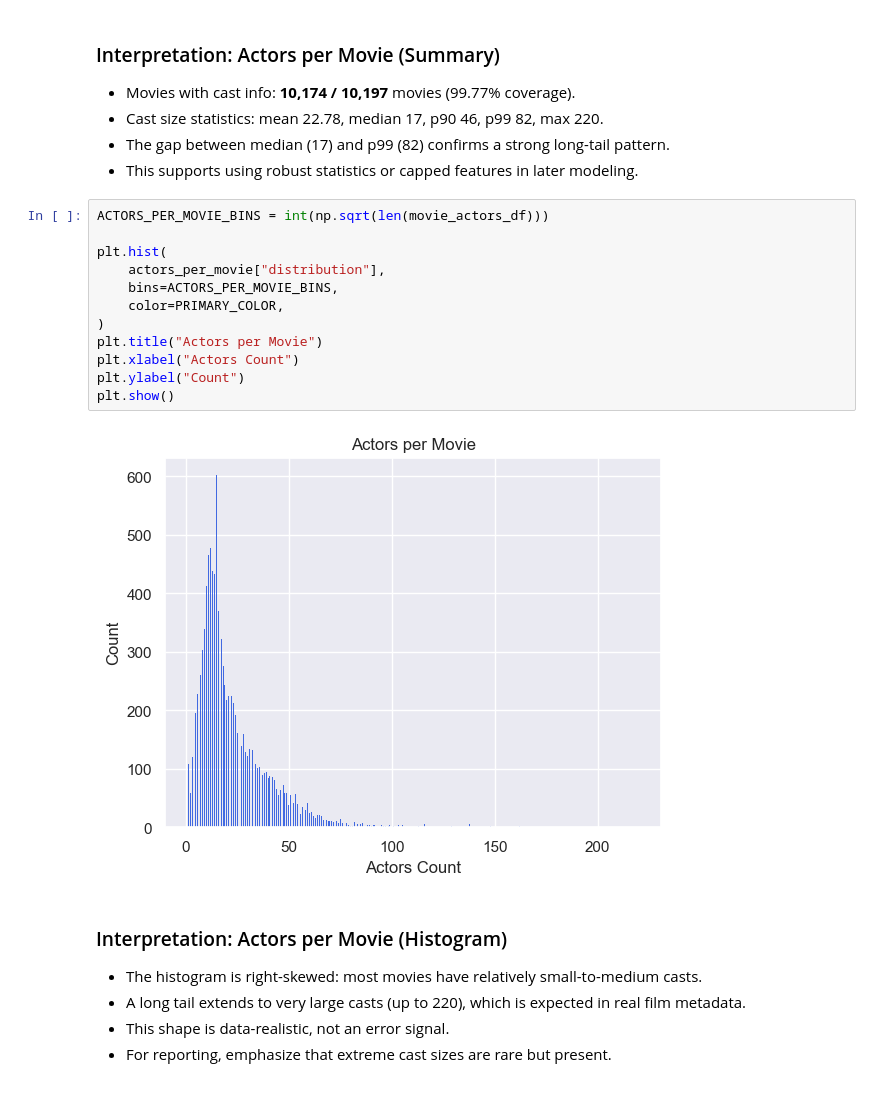
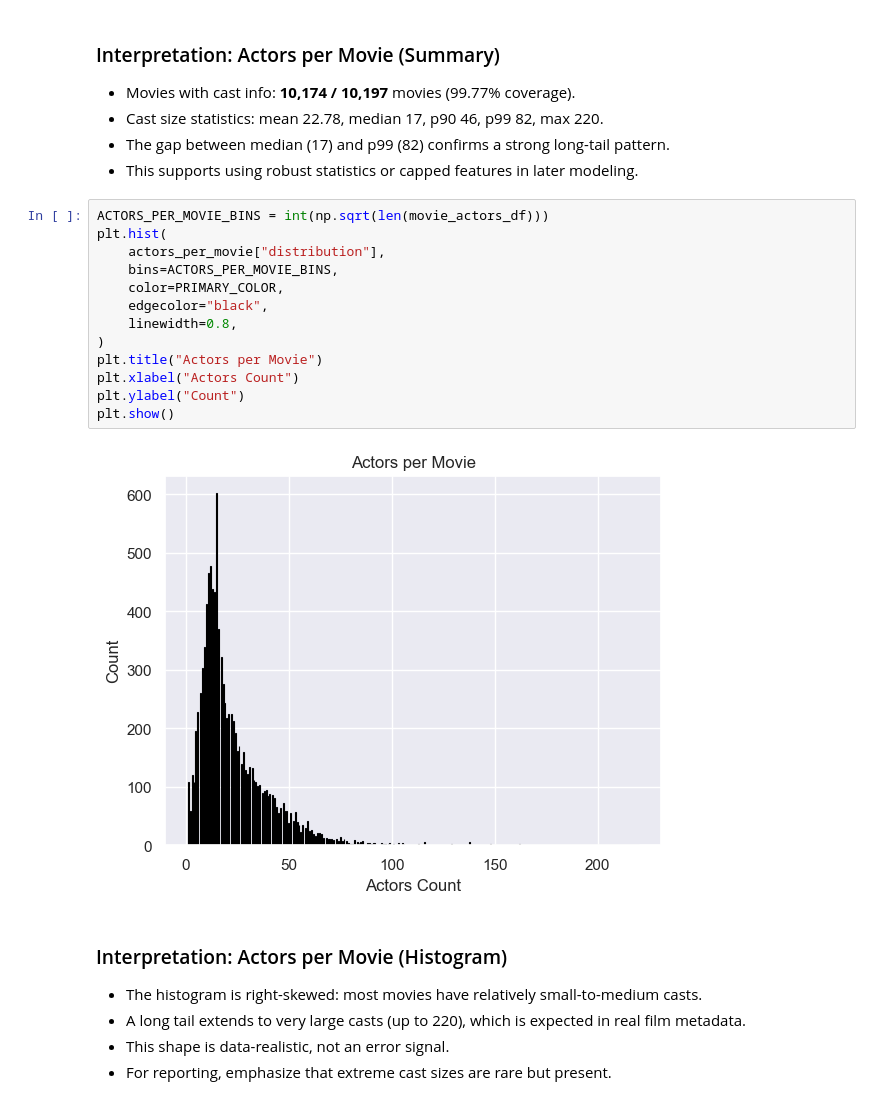
Before and after one commit to Mateusz1645/explainable-recsys, a Jupyter notebook: notebooks/01_eda.ipynb, the cells around one changed output. Drawn from its saved outputs; the diff is of its cells as text.

```diff
--- a/notebooks/01_eda.ipynb
+++ b/notebooks/01_eda.ipynb
@@ -280,18 +306,19 @@ Actors per movie Summary:
 - This supports using robust statistics or capped features in later modeling.
 # %%
 ACTORS_PER_MOVIE_BINS = int(np.sqrt(len(movie_actors_df)))
-
 plt.hist(
     actors_per_movie["distribution"],
     bins=ACTORS_PER_MOVIE_BINS,
     color=PRIMARY_COLOR,
+    edgecolor="black",
+    linewidth=0.8,
 )
 plt.title("Actors per Movie")
 plt.xlabel("Actors Count")
 plt.ylabel("Count")
 plt.show()
 # %% [output]
-[figure, old version]
+[figure, new version]
 # %% [markdown]
 ### Interpretation: Actors per Movie (Histogram)
 - The histogram is right-skewed: most movies have relatively small-to-medium casts.
```
Also changed, not shown: parts of 78 cells of this notebook, 6 other files.
